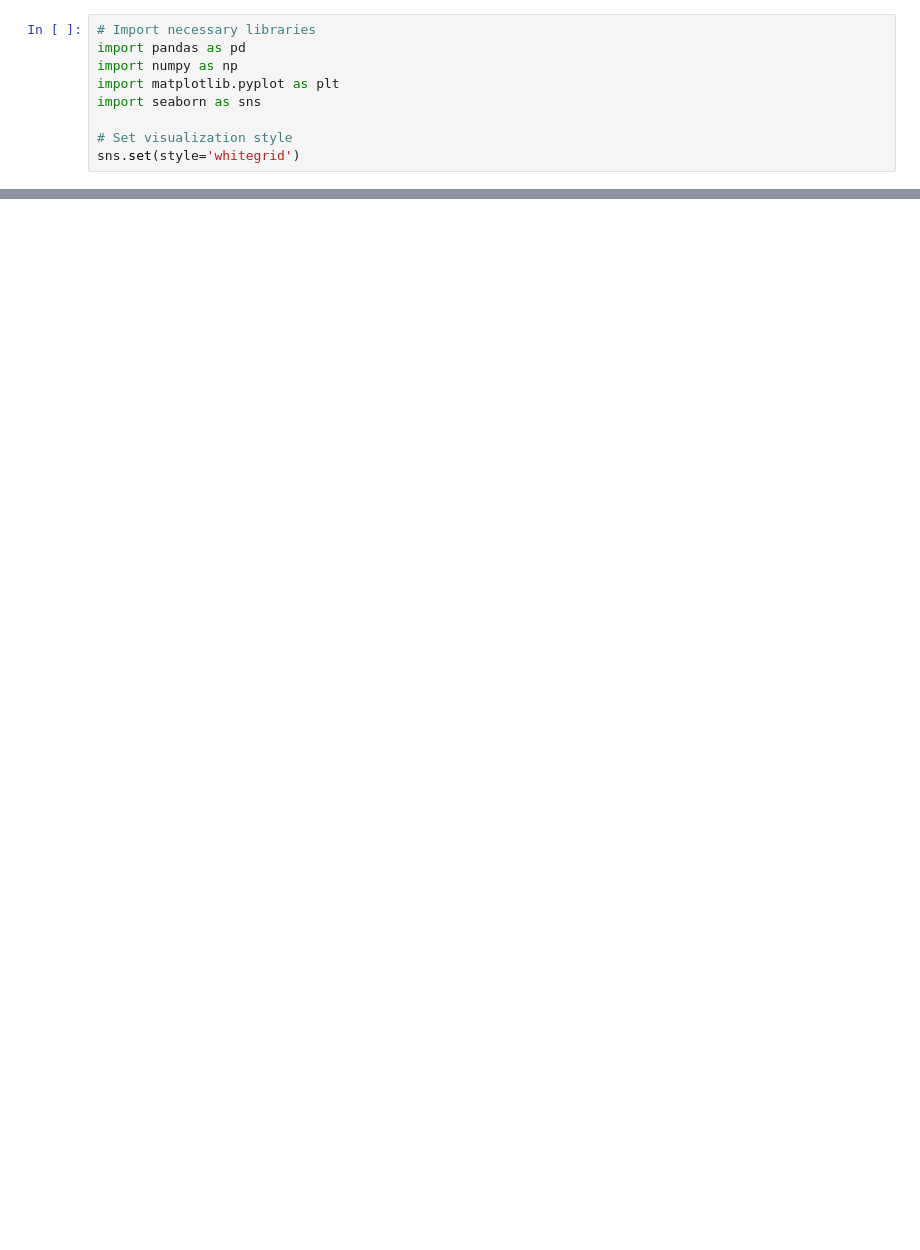
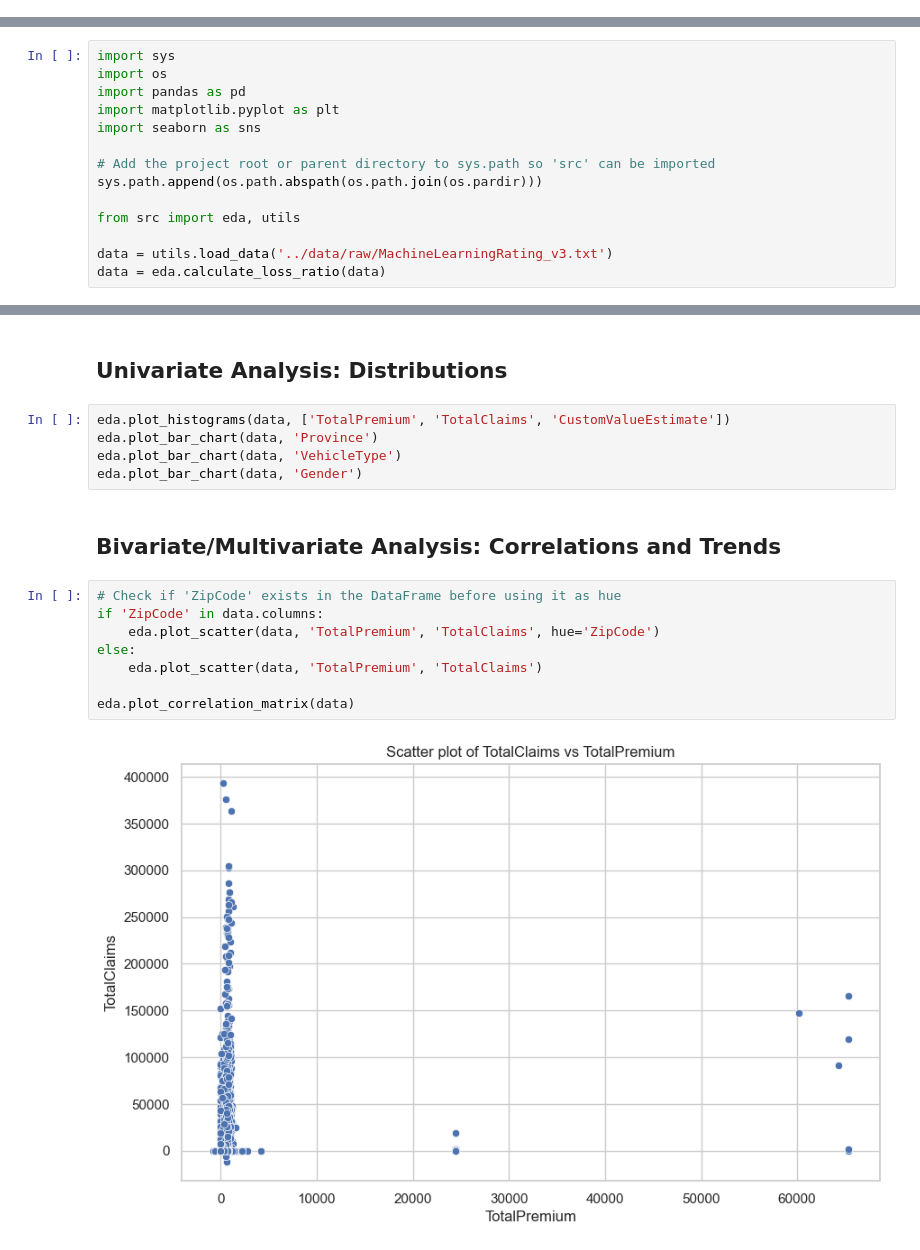
Before and after one commit to amansunn/finance-insurance-data-analysis, a Jupyter notebook: notebooks/exploratory_data_analysis.ipynb, the cells around one changed output, grey strips where cells are left out. Cells and saved outputs as stored; diff of their text form; blank space fills up the shorter version.

```diff
--- a/notebooks/exploratory_data_analysis.ipynb
+++ b/notebooks/exploratory_data_analysis.ipynb
@@ -5,9 +0,0 @@ This notebook is dedicated to performing Exploratory Data Analysis on the financ
-# %%
-# Import necessary libraries
-import pandas as pd
-import numpy as np
-import matplotlib.pyplot as plt
-import seaborn as sns
-
-# Set visualization style
-sns.set(style='whitegrid')
@@ -45,0 +4,14 @@ This notebook provides a foundation for performing Exploratory Data Analysis on
+# %%
+import sys
+import os
+import pandas as pd
+import matplotlib.pyplot as plt
+import seaborn as sns
+
+# Add the project root or parent directory to sys.path so 'src' can be imported
+sys.path.append(os.path.abspath(os.path.join(os.pardir)))
+
+from src import eda, utils
+
+data = utils.load_data('../data/raw/MachineLearningRating_v3.txt')
+data = eda.calculate_loss_ratio(data)
@@ -45,0 +33,19 @@ This notebook provides a foundation for performing Exploratory Data Analysis on
+# %% [markdown]
+## Univariate Analysis: Distributions
+# %%
+eda.plot_histograms(data, ['TotalPremium', 'TotalClaims', 'CustomValueEstimate'])
+eda.plot_bar_chart(data, 'Province')
+eda.plot_bar_chart(data, 'VehicleType')
+eda.plot_bar_chart(data, 'Gender')
+# %% [markdown]
+## Bivariate/Multivariate Analysis: Correlations and Trends
+# %%
+# Check if 'ZipCode' exists in the DataFrame before using it as hue
+if 'ZipCode' in data.columns:
+    eda.plot_scatter(data, 'TotalPremium', 'TotalClaims', hue='ZipCode')
+else:
+    eda.plot_scatter(data, 'TotalPremium', 'TotalClaims')
+
+eda.plot_correlation_matrix(data)
+# %% [output]
+[figure, added]
```
Also changed, not shown: parts of 18 cells of this notebook, 8 other files.
